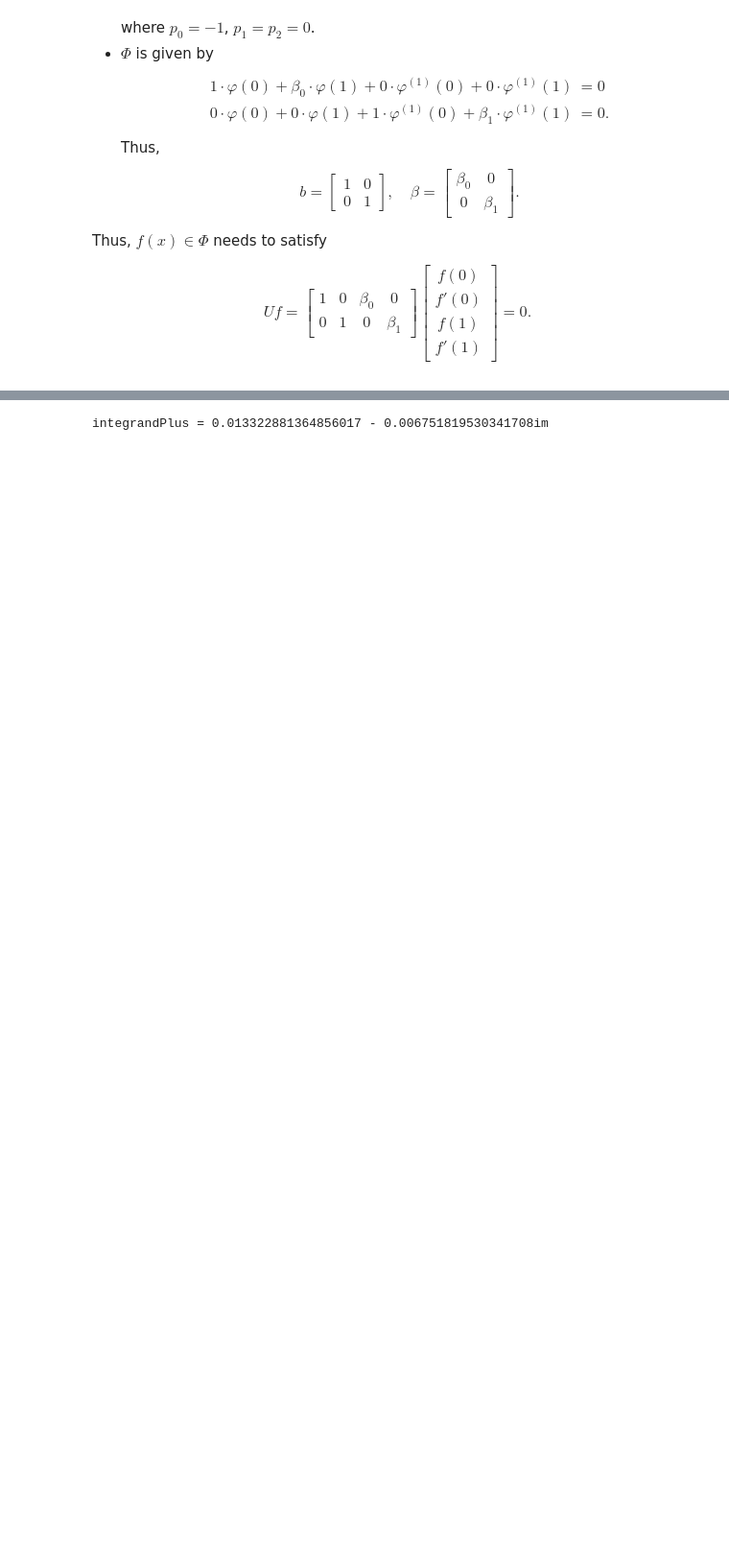
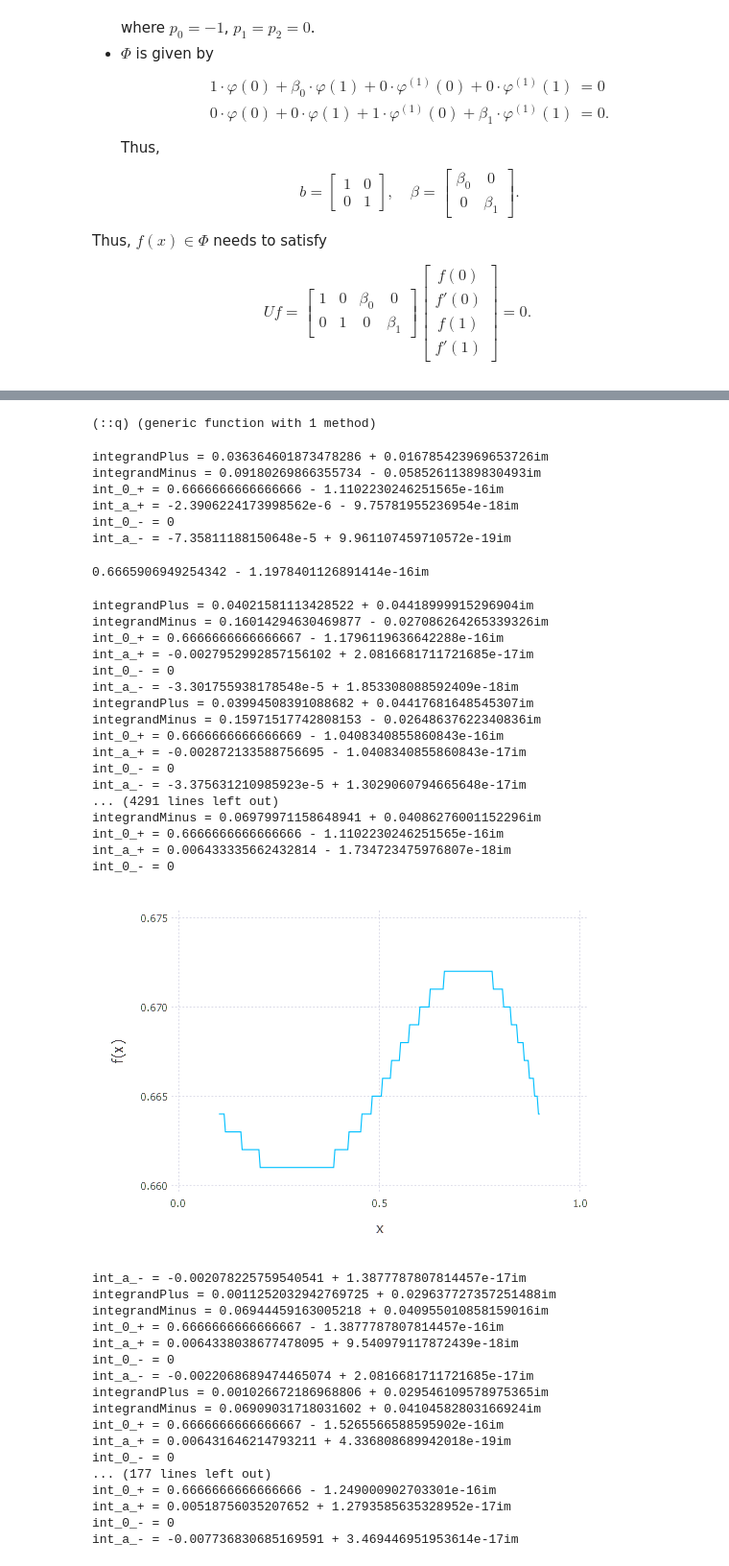
Before and after one commit to largecats/capstone-project, a Jupyter notebook: work_in_julia/The Fokas method.ipynb, the cells around one changed output, grey strips where cells are left out. Shown at 96% size. Cells and saved outputs as stored; diff of their text form; code cells hidden in the pictures; blank space fills up the shorter version.

```diff
--- a/work_in_julia/The Fokas method.ipynb
+++ b/work_in_julia/The Fokas method.ipynb
@@ -3930,5 +2421,0 @@ plot_contour(gamma)
-# %%
-n = 2
-a = 1
-(gammaAPlus, gammaAMinus, gamma0Plus, gamma0Minus) = get_gamma(a, n, zeroList)
-gamma = collect(Iterators.flatten([gammaAPlus, gammaAMinus, gamma0Plus, gamma0Minus]))
@@ -3937,5 +2421,0 @@ plot_contour(gamma)
-# %%
-n = 4
-a = 1
-(gammaAPlus, gammaAMinus, gamma0Plus, gamma0Minus) = get_gamma(a, n, zeroList)
-gamma = collect(Iterators.flatten([gammaAPlus, gammaAMinus, gamma0Plus, gamma0Minus]))
@@ -4115,0 +2708,10 @@ test(lambda) = get_FPlusMinusLambda(adjointU; symbolic = true, lambda = lambda)
+# %%
+function FPlusSymFunc(lambda)
+    result = 2 *(e^(im*lambda)-1) * (1/8*im*lambda^2*e^(im*lambda) + 1/4*lambda + 1/4*im*e^(im*lambda) - 0.25*im) * e^(-im*lambda)/(pi*lambda^3*(cos(lambda)-1))
+    return result
+end
+
+function FMinusSymFunc(lambda)
+    result = 2 *(e^(im*lambda)-1) * (1/8*im*lambda^2*e^(im*lambda) + 1/4*lambda + 1/4*im*e^(im*lambda) - 0.25*im) * e^(-2im*lambda)/(pi*lambda^3*(cos(lambda)-1))
+    return result
+end
@@ -4116,4 +2720,55 @@ test(lambda) = get_FPlusMinusLambda(adjointU; symbolic = true, lambda = lambda)
+# %%
+q2 = solve_IBVP2(L, U, a, zeroList, f; FPlusFunc = FPlusSymFunc, FMinusFunc = FMinusSymFunc)
+# q2 = solve_IBVP2(L, U, a, zeroList, f)
+# %% [output]
+(::q) (generic function with 1 method)
 # %%
-q(1/2,1/2)
+q2(1/2, 1/2)
 # %% [output]
-integrandPlus = 0.013322881364856017 - 0.006751819530341708im
+integrandPlus = 0.036364601873478286 + 0.016785423969653726im
+integrandMinus = 0.09180269866355734 - 0.05852611389830493im
+int_0_+ = 0.6666666666666666 - 1.1102230246251565e-16im
+int_a_+ = -2.3906224173998562e-6 - 9.75781955236954e-18im
+int_0_- = 0
+int_a_- = -7.35811188150648e-5 + 9.961107459710572e-19im
+0.6665906949254342 - 1.1978401126891414e-16im
+# %%
+t = 0.1
+q3(x) = prettyRound(q2(x,t))
+Gadfly.plot([q3], 0.1, 0.9)
+# %% [output]
+integrandPlus = 0.04021581113428522 + 0.04418999915296904im
+integrandMinus = 0.16014294630469877 - 0.027086264265339326im
+int_0_+ = 0.6666666666666667 - 1.1796119636642288e-16im
+int_a_+ = -0.0027952992857156102 + 2.0816681711721685e-17im
+int_0_- = 0
+int_a_- = -3.301755938178548e-5 + 1.853308088592409e-18im
+integrandPlus = 0.03994508391088682 + 0.04417681648545307im
+integrandMinus = 0.15971517742808153 - 0.02648637622340836im
+int_0_+ = 0.6666666666666669 - 1.0408340855860843e-16im
+int_a_+ = -0.002872133588756695 - 1.0408340855860843e-17im
+int_0_- = 0
+int_a_- = -3.375631210985923e-5 + 1.3029060794665648e-17im
+... (4291 lines left out)
+integrandMinus = 0.06979971158648941 + 0.04086276001152296im
+int_0_+ = 0.6666666666666666 - 1.1102230246251565e-16im
+int_a_+ = 0.006433335662432814 - 1.734723475976807e-18im
+int_0_- = 0
+[figure, added]
+int_a_- = -0.002078225759540541 + 1.3877787807814457e-17im
+integrandPlus = 0.0011252032942769725 + 0.029637727357251488im
+integrandMinus = 0.06944459163005218 + 0.040955010858159016im
+int_0_+ = 0.6666666666666667 - 1.3877787807814457e-16im
+int_a_+ = 0.0064338038677478095 + 9.540979117872439e-18im
+int_0_- = 0
+int_a_- = -0.0022068689474465074 + 2.0816681711721685e-17im
+integrandPlus = 0.001026672186968806 + 0.029546109578975365im
+integrandMinus = 0.06909031718031602 + 0.04104582803166924im
+int_0_+ = 0.6666666666666667 - 1.5265566588595902e-16im
+int_a_+ = 0.006431646214793211 + 4.336808689942018e-19im
+int_0_- = 0
+... (177 lines left out)
+int_0_+ = 0.6666666666666666 - 1.249000902703301e-16im
+int_a_+ = 0.00518756035207652 + 1.2793585635328952e-17im
+int_0_- = 0
+int_a_- = -0.007736830685169591 + 3.469446951953614e-17im
```
Also changed, not shown: parts of 314 cells of this notebook, 29 other files.
